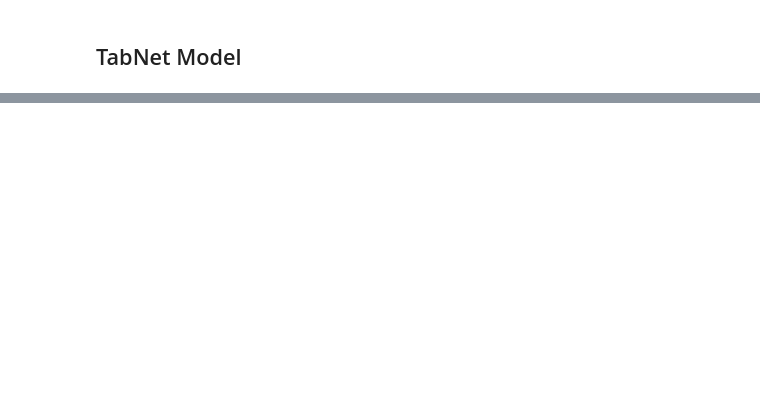
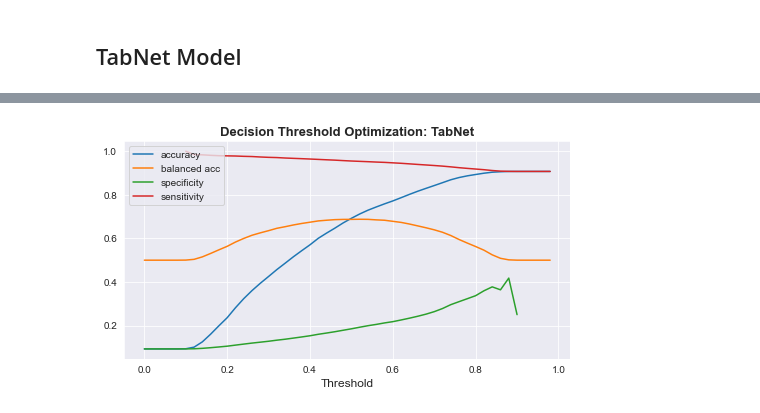
Before and after one commit to analiseb/UB-Masters-Thesis, a Jupyter notebook: MODEL_predictions.ipynb, the cells around one changed output, grey strips where cells are left out. Drawn from its saved outputs; the diff is of its cells as text; code cells hidden in the pictures; blank space fills up the shorter version.

```diff
--- a/MODEL_predictions.ipynb
+++ b/MODEL_predictions.ipynb
@@ -216,0 +529,2 @@ explainer = shap.KernelExplainer(model.predict,X_train)
+# %%
+y_tabnet_preds = clf.predict_proba(X_test)
@@ -216,0 +541,8 @@ explainer = shap.KernelExplainer(model.predict,X_train)
+# %%
+test_thresholds=np.arange(0,1,0.02)
+df_results3 = pd.DataFrame(columns = ['threshold', 'specificity', 'sensitivity', 'accuracy', 'balanced accuracy'])
+for threshold in test_thresholds:
+    mat, sens,spec, acc, bal = confusion_eval2(y_tabnet_preds[:,1], X_test, y_test, threshold=threshold)
+
+    df_new = pd.DataFrame({'threshold':threshold, 'specificity':spec, 'sensitivity':sens, 'accuracy':acc, 'balanced accuracy':bal}, index=[0])
+    df_results3 = pd.concat([df_results3,df_new])
@@ -216,0 +610,23 @@ explainer = shap.KernelExplainer(model.predict,X_train)
+# %%
+sns.set_style("darkgrid")
+
+# plot lines
+plt.figure(figsize=(8,4))
+plt.plot(df_results3['threshold'], df_results3['accuracy'], label = "accuracy")
+plt.plot(df_results3['threshold'], df_results3['balanced accuracy'], label = "balanced acc")
+plt.plot(df_results3['threshold'], df_results3['specificity'], label = "specificity")
+plt.plot(df_results3['threshold'], df_results3['sensitivity'], label = "sensitivity")
+# # single line
+# plt.vlines(x = 0.5, ymin = 0, ymax = 1.0,
+#            colors = 'dimgray',
+#            linestyle='--')
+# plt.vlines(x = 0.85, ymin = 0, ymax = 1.0,
+#            colors = 'dimgray',
+#            linestyle='--')
+plt.legend(loc='upper left')
+plt.title('Decision Threshold Optimization: TabNet', fontsize=13, fontweight='bold')
+plt.xlabel('Threshold', fontsize=12)
+plt.savefig('charts/models/TabNet/tabnet_threshold_balanced.png', bbox_inches='tight')
+plt.show()
+# %% [output]
+[figure, added]
```
Also changed, not shown: parts of 16 cells of this notebook, 7 other files.
